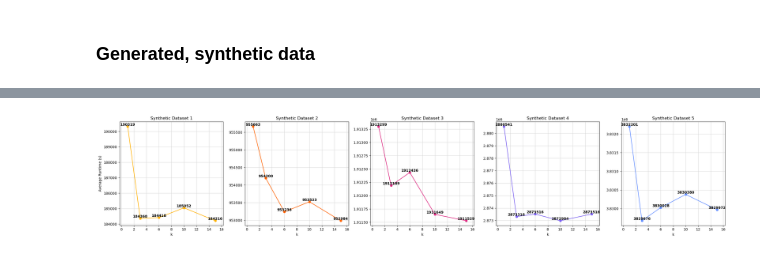
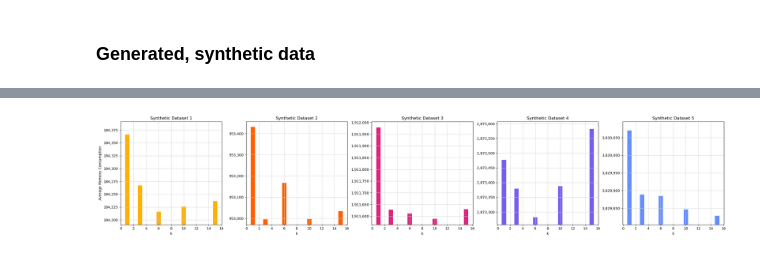
Before and after one commit to niconymanda/knn-chain, a Jupyter notebook: paper_results.ipynb, the cells around one changed output, grey strips where cells are left out. Saved outputs shown, nothing was run; the diff lists cells and outputs as text; code cells hidden in the pictures.

```diff
--- a/paper_results.ipynb
+++ b/paper_results.ipynb
@@ -240,2 +251,3 @@ s_mem = record_memory(s_X, ks)
 # %%
-med_mem = record_memory(med_X, ks)
+med_mem = wrapper_mem(med_X, ks, n)
+print(med_mem)
@@ -242,2 +256,3 @@ med_mem = record_memory(med_X, ks)
 # %%
-large_mem = record_memory(large_X, ks)
+large_mem = wrapper_mem(large_X, ks, n)
+print(large_mem)
@@ -244,2 +261,3 @@ large_mem = record_memory(large_X, ks)
 # %%
-xl_mem = record_memory(xl_X, ks)
+xl_mem = wrapper_mem(xl_X, ks, n)
+print(xl_mem)
@@ -246,2 +266,3 @@ xl_mem = record_memory(xl_X, ks)
 # %%
-xxl_mem = record_memory(xxl_X, ks)
+xxl_mem = wrapper_mem(xxl_X, ks, n)
+print(xxl_mem)
@@ -248,60 +271,66 @@ xxl_mem = record_memory(xxl_X, ks)
 # %%
+import matplotlib.ticker as mticker
+
 # Create subplots
 fig, axes = plt.subplots(1, 5, figsize=(25, 5), sharex=False, sharey=False)
-margin = 1.3
 
-# Define a function to set axis limits with margins
-def set_axis_limits(ax, x, y, margin):
-    ax.set_xlim([min(x) - margin, max(x) + margin])
+# Bar width
+bar_width = 0.7
+
+# Define a function to set axis limits and disable scientific notation
+def set_axis_limits(ax, y):
+    ax.set_ylim([min(y) - 25, max(y) + 25])
+    ax.ticklabel_format(style='plain', axis='y')  # Disable scientific notation
+    ax.yaxis.set_major_formatter(mticker.StrMethodFormatter('{x:,.0f}'))  # Format the y-axis labels
 
 # Plot for the first runtime list
-axes[0].plot(ks, s_mem, marker='o', color='#FFB000')
-for i, avg in enumerate(s_mem):
-    axes[0].text(ks[i], avg, f'{avg:.0f}', ha='center', va='bottom', fontsize=10, color='#000000', fontweight='bold')
+axes[0].bar(ks, s_mem, color='#FFB000', width=bar_width)
+# for i, avg in enumerate(s_mem):
+#     axes[0].text(ks[i], avg, f'{avg:.0f}', ha='center', va='bottom', fontsize=10, color='#000000', fontweight='bold')
 axes[0].set_title('Synthetic Dataset 1')
 axes[0].set_xlabel('k')
-axes[0].set_ylabel('Average Runtime (s)')
-axes[0].grid(c = "#d3d3d3")
-set_axis_limits(axes[0], ks, s_mem, margin)
+axes[0].set_ylabel('Average Memory Consumption')
+axes[0].grid(c="#d3d3d3")
+set_axis_limits(axes[0], s_mem)
 
 # Plot for the second runtime list
-axes[1].plot(ks, med_mem, marker='o', color='#FE6100')
-for i, avg in enumerate(med_mem):
-    axes[1].text(ks[i], avg, f'{avg:.0f}', ha='center', va='bottom', fontsize=10, color='#000000', fontweight='bold')
+axes[1].bar(ks, med_mem, color='#FE6100', width=bar_width)
+# for i, avg in enumerate(med_mem):
+#     axes[1].text(ks[i], avg, f'{avg:.0f}', ha='center', va='bottom', fontsize=10, color='#000000', fontweight='bold')
 axes[1].set_title('Synthetic Dataset 2')
 axes[1].set_xlabel('k')
-axes[1].grid(c = "#d3d3d3")
-set_axis_limits(axes[1], ks, med_mem, margin)
+axes[1].grid(c="#d3d3d3")
+set_axis_limits(axes[1], med_mem)
 
 # Plot for the third runtime list
-axes[2].plot(ks, large_mem, marker='o', color='#DC267F')
-for i, avg in enumerate(large_mem):
-    axes[2].text(ks[i], avg, f'{avg:.0f}', ha='center', va='bottom', fontsize=10, color='#000000', fontweight='bold')
+axes[2].bar(ks, large_mem, color='#DC267F', width=bar_width)
+# for i, avg in enumerate(large_mem):
+#     axes[2].text(ks[i], avg, f'{avg:.0f}', ha='center', va='bottom', fontsize=10, color='#000000', fontweight='bold')
 axes[2].set_title('Synthetic Dataset 3')
 axes[2].set_xlabel('k')
-axes[2].grid(c = "#d3d3d3")
-set_axis_limits(axes[2], ks, large_mem, margin)
+axes[2].grid(c="#d3d3d3")
+set_axis_limits(axes[2], large_mem)
 
 # Plot for the fourth runtime list
-axes[3].plot(ks, xl_mem, marker='o', color='#785EF0')
-for i, avg in enumerate(xl_mem):
-    axes[3].text(ks[i], avg, f'{avg:.0f}', ha='center', va='bottom', fontsize=10, color='#000000', fontweight='bold')
+axes[3].bar(ks, xl_mem, color='#785EF0', width=bar_width)
+# for i, avg in enumerate(xl_mem):
+#     axes[3].text(ks[i], avg, f'{avg:.0f}', ha='center', va='bottom', fontsize=10, color='#000000', fontweight='bold')
 axes[3].set_title('Synthetic Dataset 4')
 axes[3].set_xlabel('k')
-axes[3].grid(c = "#d3d3d3")
-set_axis_limits(axes[3], ks, xl_mem, margin)
+axes[3].grid(c="#d3d3d3")
+set_axis_limits(axes[3], xl_mem)
 
 # Plot for the fifth runtime list
-axes[4].plot(ks, xxl_mem, marker='o', color='#648FFF')
-for i, avg in enumerate(xxl_mem):
-    axes[4].text(ks[i], avg, f'{avg:.0f}', ha='center', va='bottom', fontsize=10, color='#000000', fontweight='bold')
+axes[4].bar(ks, xxl_mem, color='#648FFF', width=bar_width)
+# for i, avg in enumerate(xxl_mem):
+#     axes[4].text(ks[i], avg, f'{avg:.0f}', ha='center', va='bottom', fontsize=10, color='#000000', fontweight='bold')
 axes[4].set_title('Synthetic Dataset 5')
 axes[4].set_xlabel('k')
-axes[4].grid(c = "#d3d3d3")
-set_axis_limits(axes[4], ks, xxl_mem, margin)
+axes[4].grid(c="#d3d3d3")
+set_axis_limits(axes[4], xxl_mem)
 
 # Adjust layout
 plt.tight_layout()
 plt.show()
 # %% [output]
-[figure, old version]
+[figure, new version]
```
Also changed, not shown: parts of 14 cells of this notebook.
